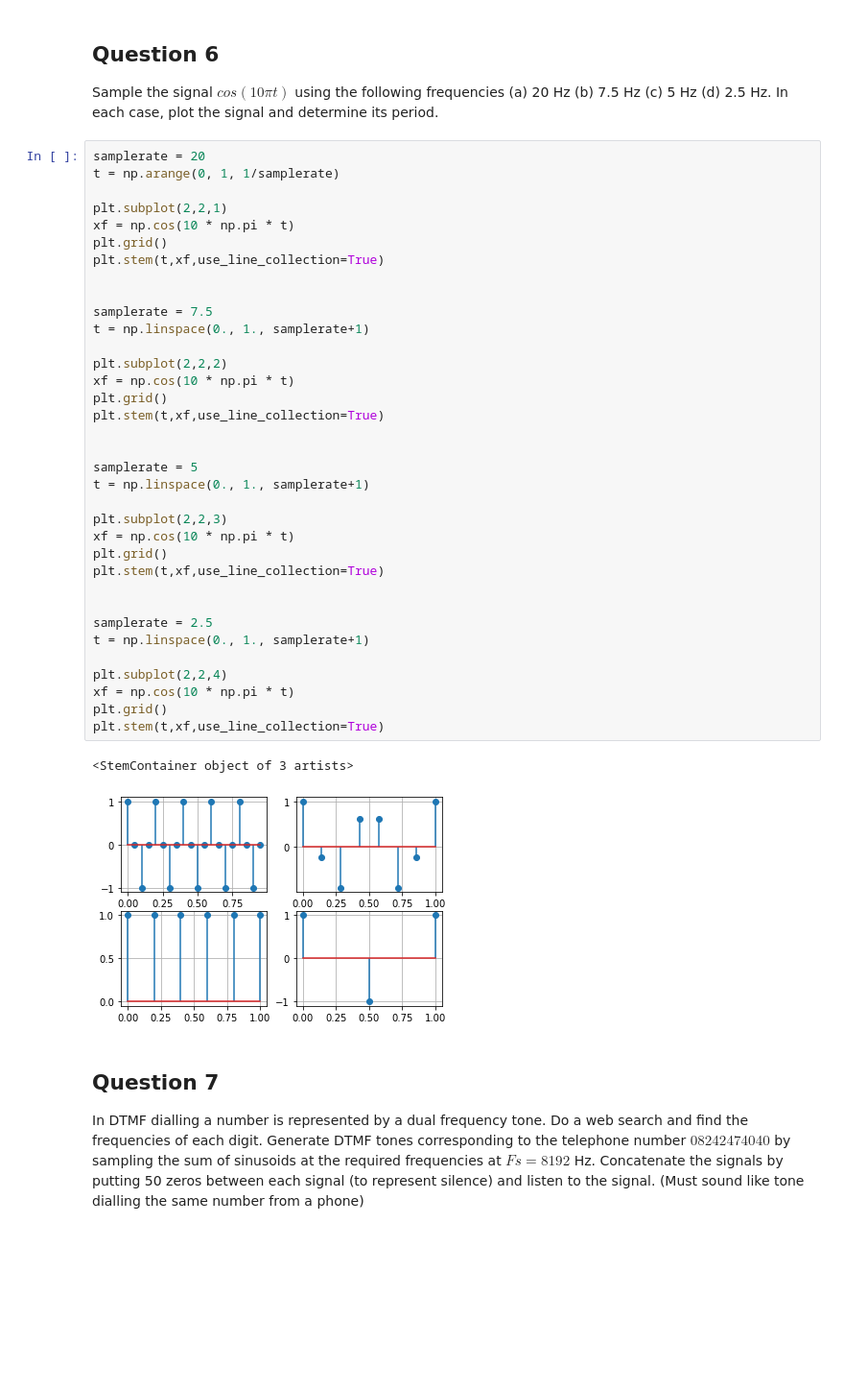
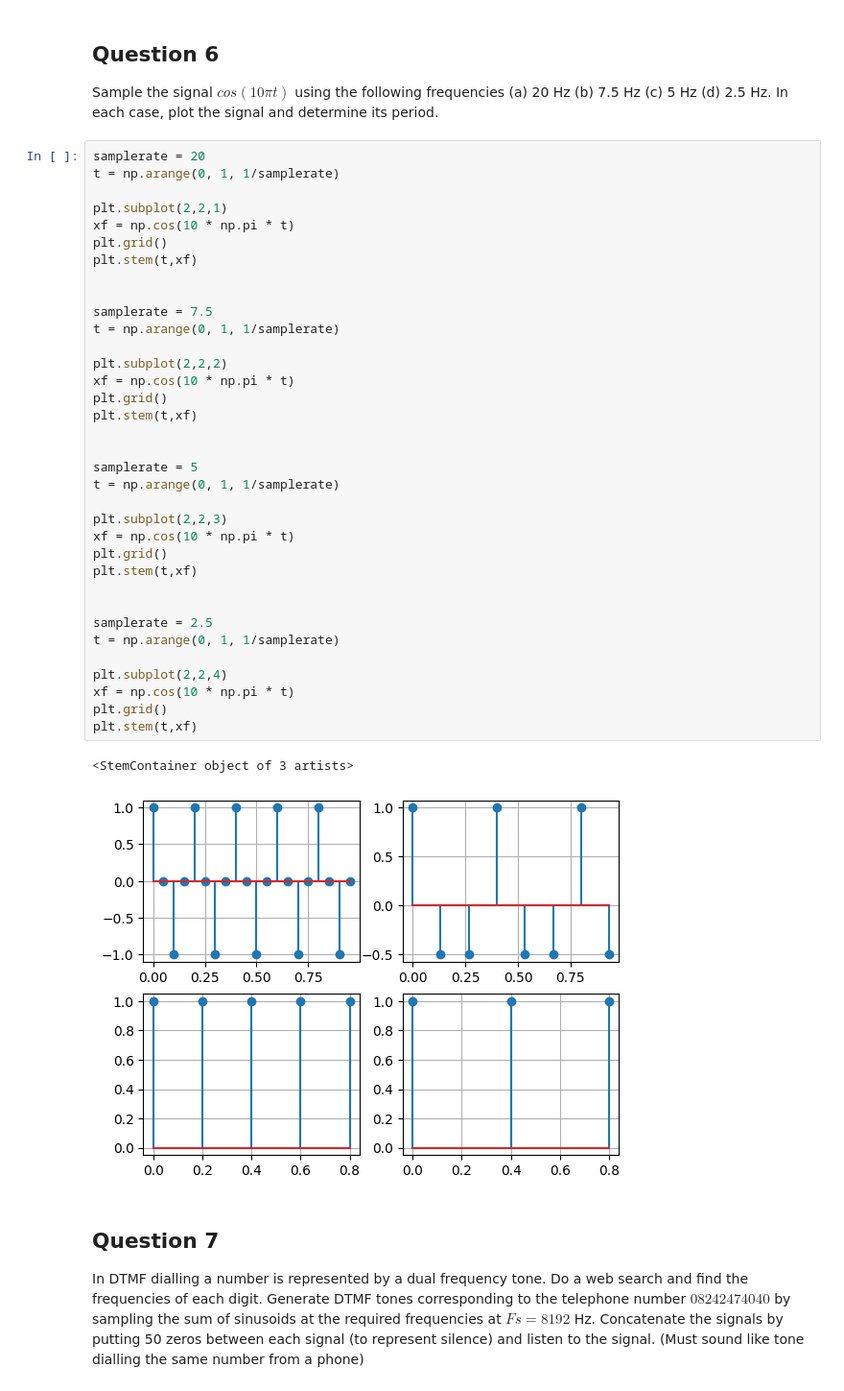
Before and after one commit to puranikvinit/lab_9, a Jupyter notebook: EC226_EC221_Lab1A.ipynb, the cells around one changed output. Shown: that part at 96% size. Cells and saved outputs as stored; diff of their text form; blank space fills up the shorter version.

```diff
--- a/EC226_EC221_Lab1A.ipynb
+++ b/EC226_EC221_Lab1A.ipynb
@@ -212,41 +215,41 @@ Sample the signal $cos ( 10 \pi t)$ using the following frequencies (a) 20 Hz (b
 # %%
 samplerate = 20
 t = np.arange(0, 1, 1/samplerate)
 
 plt.subplot(2,2,1)
 xf = np.cos(10 * np.pi * t)
 plt.grid()
-plt.stem(t,xf,use_line_collection=True)
+plt.stem(t,xf)
 
 
 samplerate = 7.5
-t = np.linspace(0., 1., samplerate+1)
+t = np.arange(0, 1, 1/samplerate)
 
 plt.subplot(2,2,2)
 xf = np.cos(10 * np.pi * t)
 plt.grid()
-plt.stem(t,xf,use_line_collection=True)
+plt.stem(t,xf)
 
 
 samplerate = 5
-t = np.linspace(0., 1., samplerate+1)
+t = np.arange(0, 1, 1/samplerate)
 
 plt.subplot(2,2,3)
 xf = np.cos(10 * np.pi * t)
 plt.grid()
-plt.stem(t,xf,use_line_collection=True)
+plt.stem(t,xf)
 
 
 samplerate = 2.5
-t = np.linspace(0., 1., samplerate+1)
+t = np.arange(0, 1, 1/samplerate)
 
 plt.subplot(2,2,4)
 xf = np.cos(10 * np.pi * t)
 plt.grid()
-plt.stem(t,xf,use_line_collection=True)
+plt.stem(t,xf)
 # %% [output]
 <StemContainer object of 3 artists>
-[figure, old version]
+[figure, new version]
 # %% [markdown]
 ## Question 7
 In DTMF dialling a number is represented by a dual frequency tone. Do a web search and find the frequencies
```
Also changed, not shown: parts of 21 cells of this notebook.
